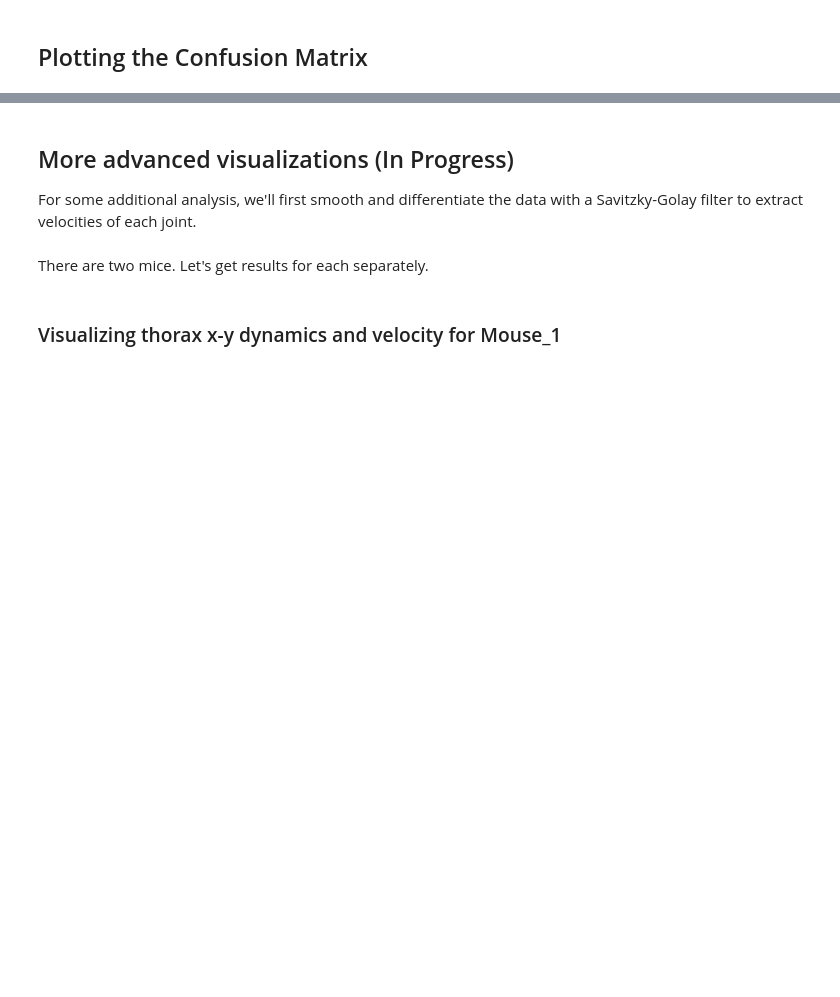
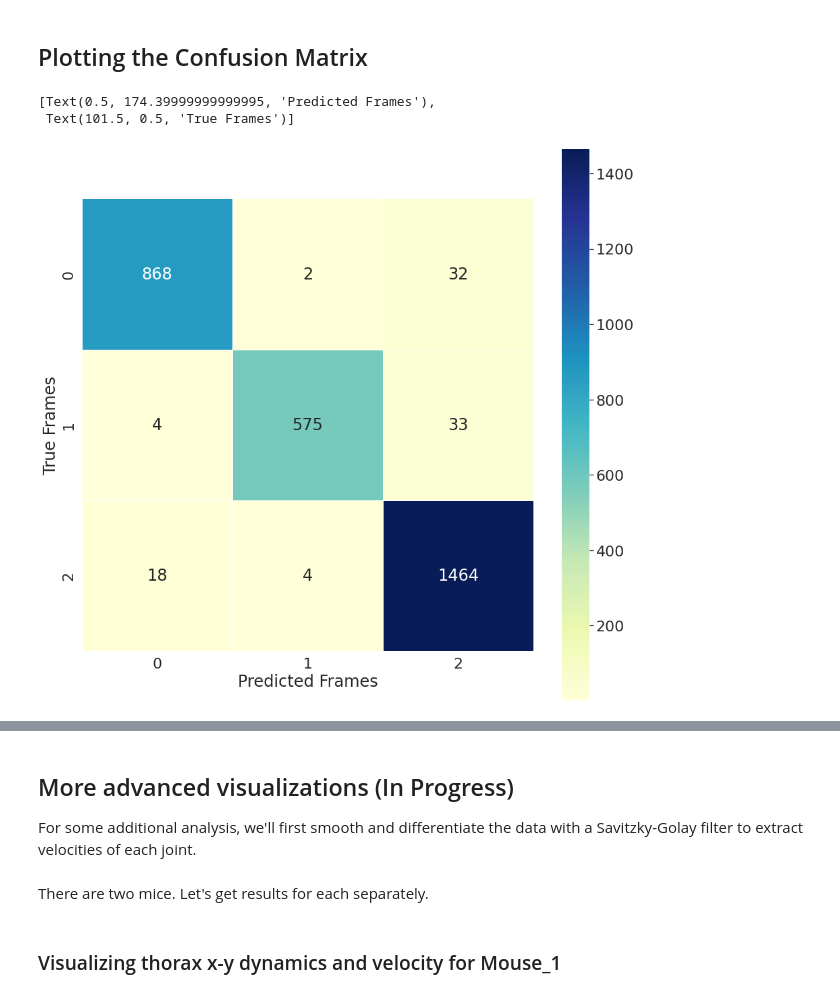
Before and after one commit to padillacoreanolab/ml_behavioral_quantification, a Jupyter notebook: prediction_analysis.ipynb, the cells around one changed output, grey strips where cells are left out. Saved outputs shown, nothing was run; the diff lists cells and outputs as text; code cells hidden in the pictures; blank space fills up the shorter version.

```diff
--- a/prediction_analysis.ipynb
+++ b/prediction_analysis.ipynb
@@ -179,7 +236,7 @@ TRIAL_LENGTH_SECONDS = 10
 N_TRIALS = 20
 FPS = 30
 
-time_window_seconds = 5
+time_window_seconds = 15
 
 frames_per_trial = FPS * TRIAL_LENGTH_SECONDS
 time_window_frames = FPS * time_window_seconds
@@ -329,10 +547,14 @@ feature_imp
 ## Plotting the Confusion Matrix
 # %%
 cm = confusion_matrix(y_test, prediction_test)
-sns.set(rc={'figure.figsize':(10,10)}, font_scale=1.5)
+sns.set(rc={'figure.figsize':(15,15)}, font_scale=2.0)
 # plot = sns.heatmap(cm, annot=True, square=True, linewidths=.5, cmap="YlOrBr", fmt='d')
 plot = sns.heatmap(cm, annot=True, square=True, linewidths=.5, cmap="YlGnBu", fmt='d')
 plot.set(xlabel='Predicted Frames', ylabel='True Frames')
+# %% [output]
+[Text(0.5, 174.39999999999995, 'Predicted Frames'),
+ Text(101.5, 0.5, 'True Frames')]
+[figure, added]
 # %%
 sns.set('notebook', 'ticks', font_scale=1.2)
 mpl.rcParams['figure.figsize'] = [15,6]
```
Also changed, not shown: parts of 38 cells of this notebook, 1 other file.
